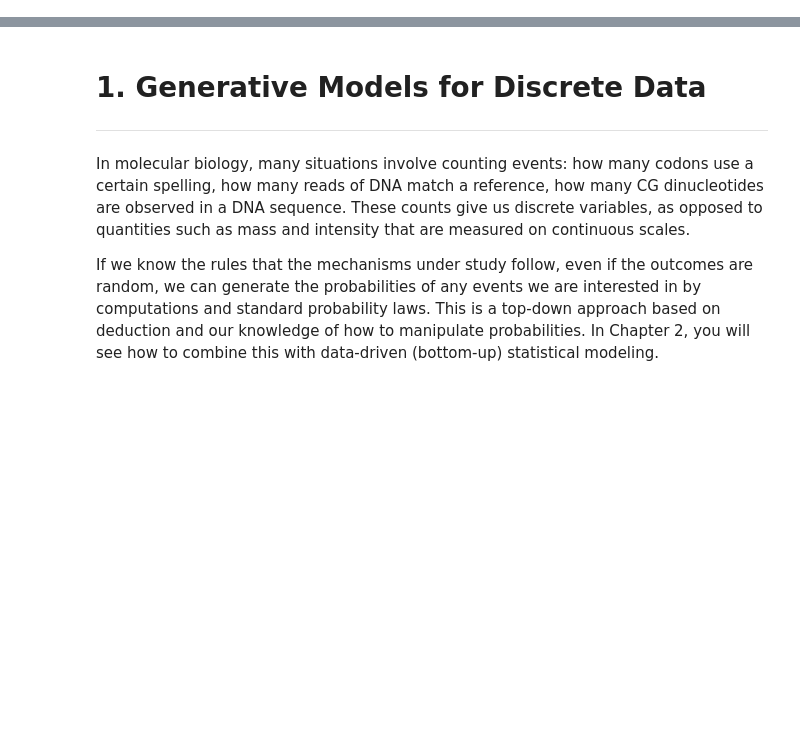
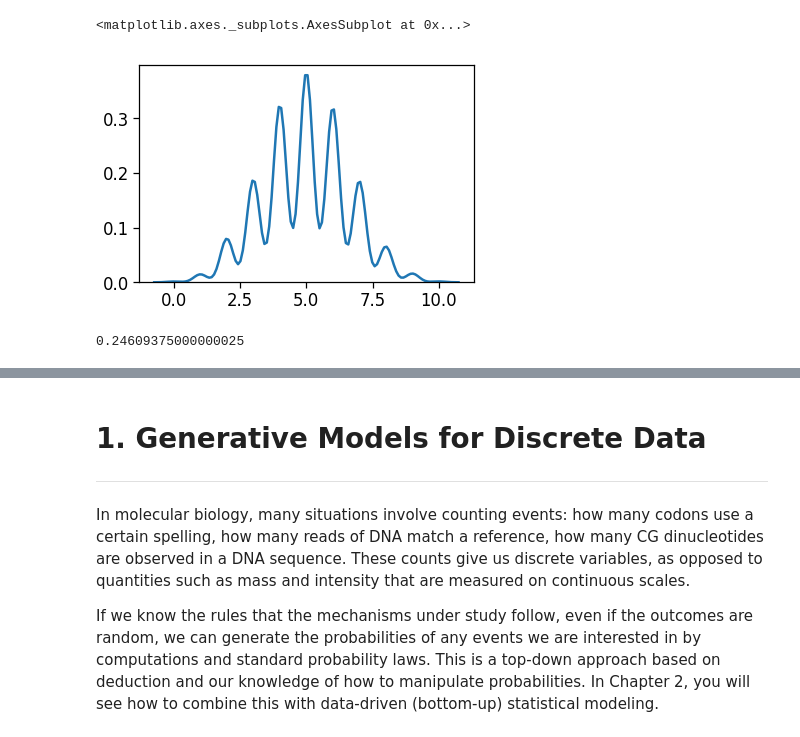
Before and after one commit to nekrut/msmb_python, a Jupyter notebook: chapter1.ipynb, the cells around one changed output, grey strips where cells are left out. Drawn from its saved outputs; the diff is of its cells as text; code cells hidden in the pictures; blank space fills up the shorter version.

```diff
--- a/chapter1.ipynb
+++ b/chapter1.ipynb
@@ -46,0 +97,12 @@ sns.set_context("notebook", font_scale=1.5, rc={"lines.linewidth": 2.5})
+# %%
+from scipy.stats import binom
+b = binom.rvs(n=10, p=0.5, size=10000)
+# %%
+sns.distplot(b, hist=False)
+# %% [output]
+<matplotlib.axes._subplots.AxesSubplot at 0x...>
+[figure, added]
+# %%
+binom.pmf(n=10, p=0.5, k=5)
+# %% [output]
+0.24609375000000025
```
Also changed, not shown: parts of 9 cells of this notebook.
